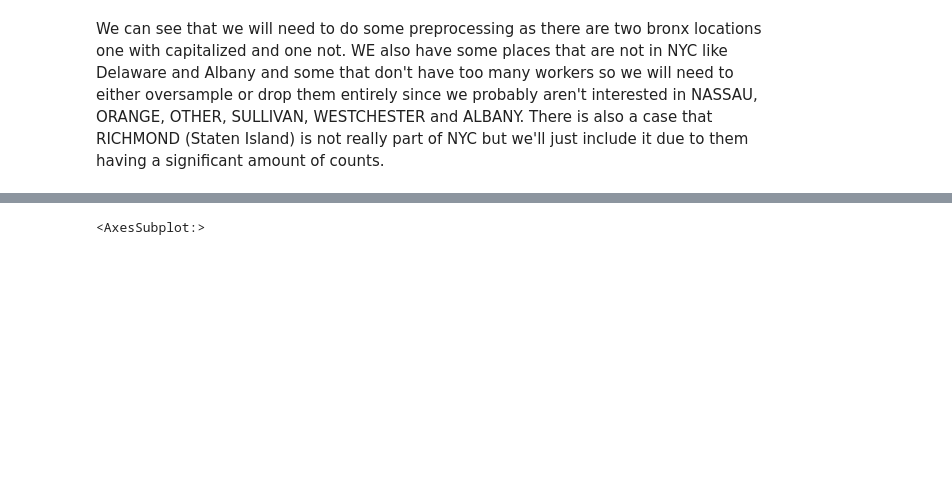
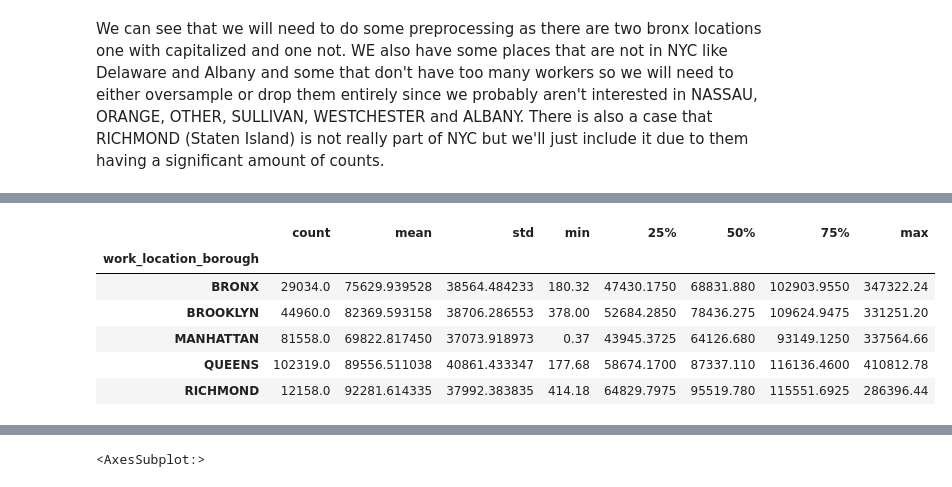
Before and after one commit to defunSM/NYC-Salary-Predictor, a Jupyter notebook: NYC_Salary_Forcasting.ipynb, the cells around one changed output, grey strips where cells are left out. Drawn from its saved outputs; the diff is of its cells as text; code cells hidden in the pictures; blank space fills up the shorter version.

```diff
--- a/NYC_Salary_Forcasting.ipynb
+++ b/NYC_Salary_Forcasting.ipynb
@@ -342,0 +339,12 @@ positive_pay_df.describe()
+# %%
+clean_df = clean_df[(clean_df['regular_hours']!=0) & (clean_df['ot_hours']!=0)]
+# %%
+clean_df.groupby('work_location_borough')['total_gross_pay'].describe()
+# %% [output]
+|  | count | mean | std | min | 25% | 50% | 75% | max |
+| work_location_borough |  |  |  |  |  |  |  |  |
+| BRONX | 29034.0 | 75629.939528 | 38564.484233 | 180.32 | 47430.1750 | 68831.880 | 102903.9550 | 347322.24 |
+| BROOKLYN | 44960.0 | 82369.593158 | 38706.286553 | 378.00 | 52684.2850 | 78436.275 | 109624.9475 | 331251.20 |
+| MANHATTAN | 81558.0 | 69822.817450 | 37073.918973 | 0.37 | 43945.3725 | 64126.680 | 93149.1250 | 337564.66 |
+| QUEENS | 102319.0 | 89556.511038 | 40861.433347 | 177.68 | 58674.1700 | 87337.110 | 116136.4600 | 410812.78 |
+| RICHMOND | 12158.0 | 92281.614335 | 37992.383835 | 414.18 | 64829.7975 | 95519.780 | 115551.6925 | 286396.44 |
```
Also changed, not shown: parts of 7 cells of this notebook.
